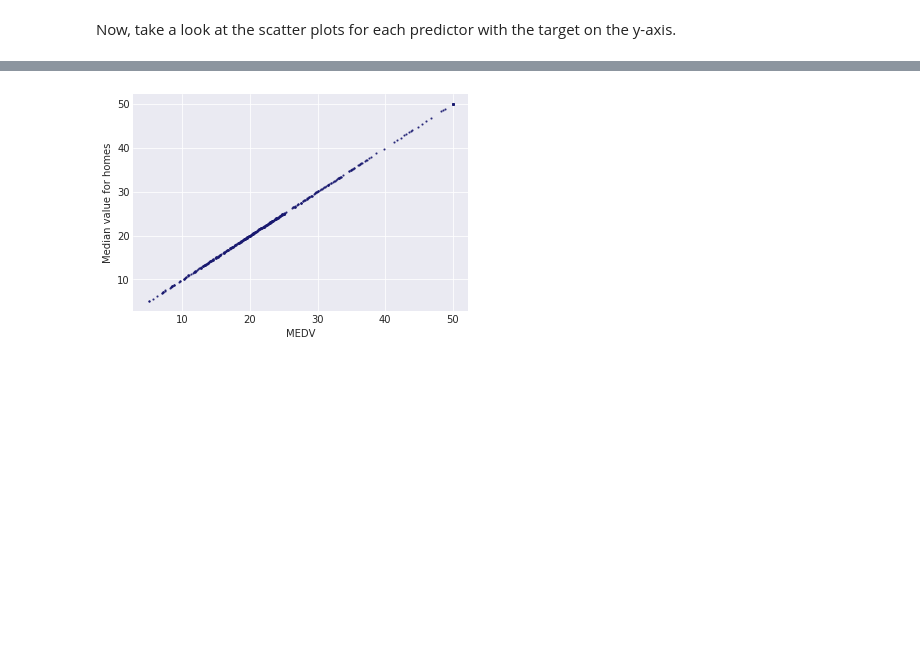
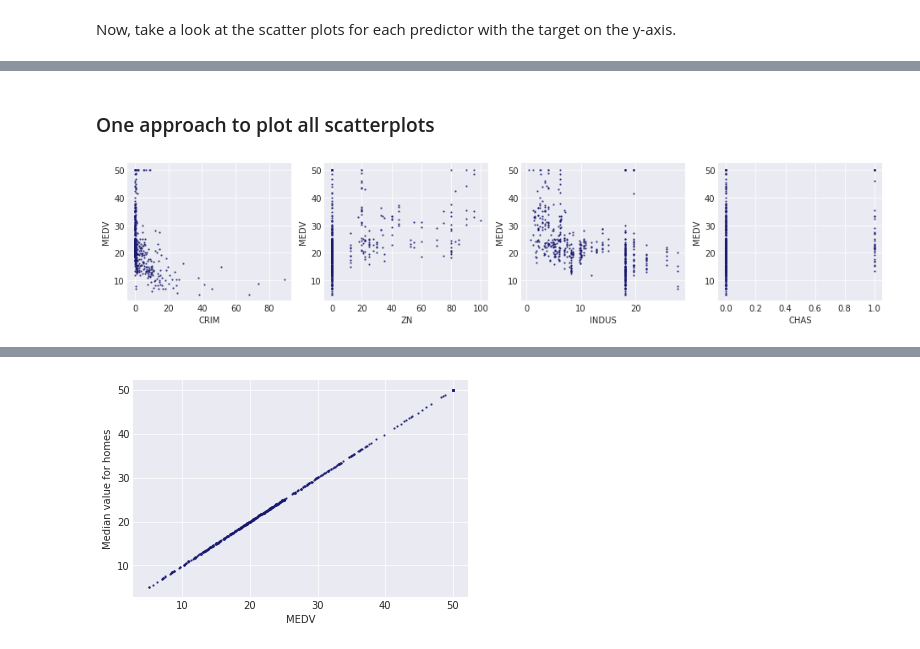
Before and after one commit to BrittaInData/dsc-1-11-05-dealing-with-categorical-variables-lab-online-ds-ft-100118, a Jupyter notebook: index.ipynb, the cells around one changed output, grey strips where cells are left out. Drawn from its saved outputs; the diff is of its cells as text; code cells hidden in the pictures; blank space fills up the shorter version.

```diff
--- a/index.ipynb
+++ b/index.ipynb
@@ -153,0 +180,10 @@ ax.set_ylabel('MEDIAN VALUES OF HOMES');
+# %% [markdown]
+### One approach to plot all scatterplots
+# %%
+# plot scatterplots 1-4
+fig, axes = plt.subplots(nrows=1, ncols=4, figsize=(16,3))
+
+for col, ax in zip(list(boston_features)[0:4], axes):
+    boston_df.plot(kind='scatter', x=col, y="MEDV", ax=ax, alpha=0.75, s = 1.5, color='midnightblue')
+# %% [output]
+[figure, added]
```
Also changed, not shown: parts of 8 cells of this notebook.
